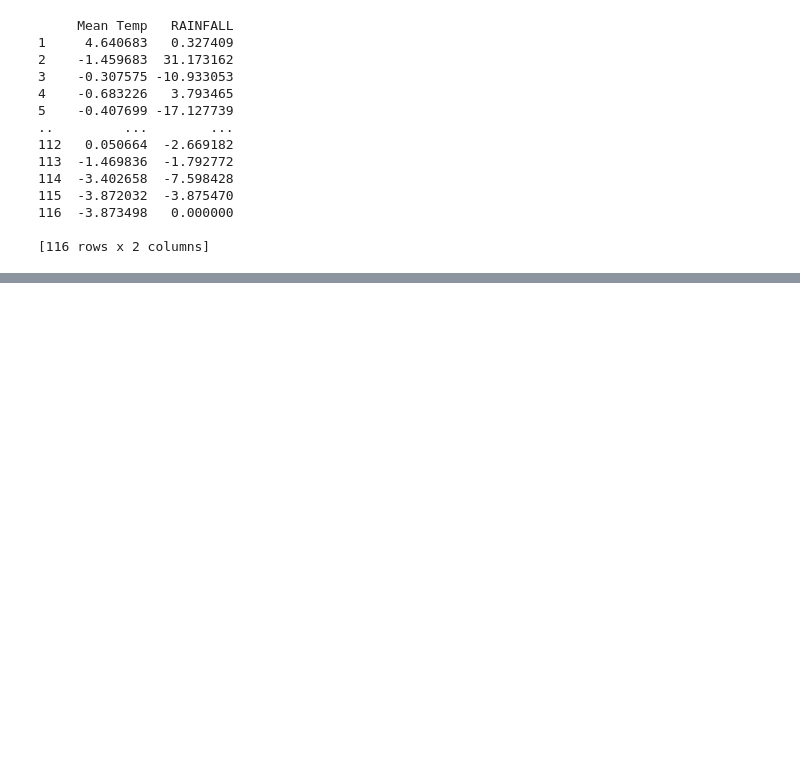
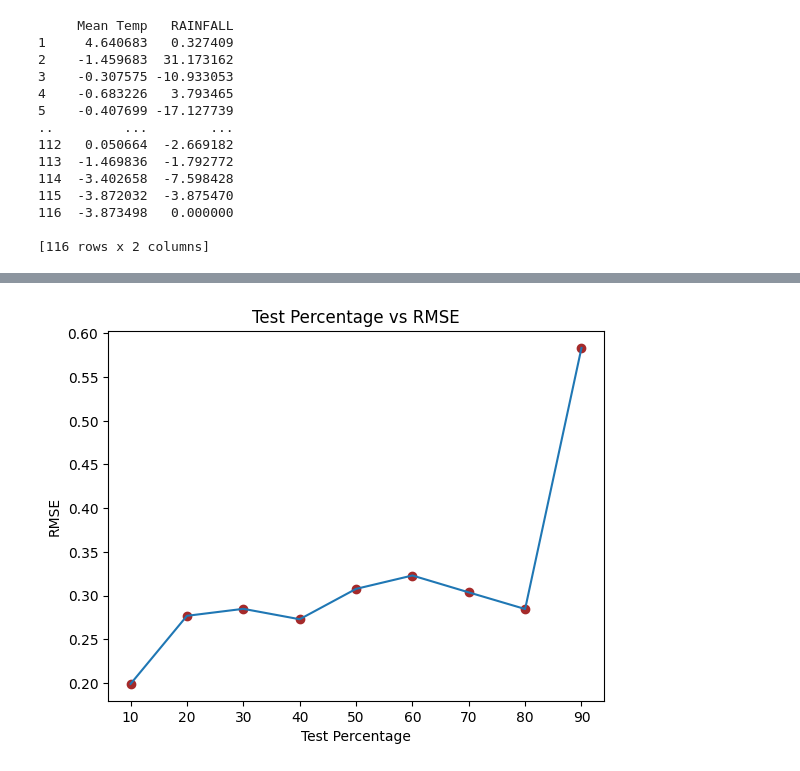
Before and after one commit to pranavkoka/Melting-Glaciers-Capstone, a Jupyter notebook: SARIMAX.ipynb, the cells around one changed output, grey strips where cells are left out. Saved outputs shown, nothing was run; the diff lists cells and outputs as text; code cells hidden in the pictures; blank space fills up the shorter version.

```diff
--- a/SARIMAX.ipynb
+++ b/SARIMAX.ipynb
@@ -218,17 +217,30 @@ print(model.summary())
 Warnings:
 [1] Covariance matrix calculated using the outer product of gradients (complex-step).
 # %%
+error1 = []
+error2 = []
+error3 = []
+test_split = []
+
 def run_SARIMAX(y, exog_diff, test_percent):
     num = int(test_percent*len(y)/100)
     train = y[:-num]
     test = y[-num:]
     train_exog = exog_diff[:-num]
     test_exog = exog_diff[-num:]
-    model = SARIMAX(train, exog=train_exog, order=(2,0,2), seasonal_order=(0,0,1,12))
+    model = SARIMAX(train, exog=train_exog, order=(2,0,2), seasonal_order=(0,0,1,12), index = y.index)
     model_fit = model.fit()
     model_pred = model_fit.predict(start = len(train), end = len(y)-1, exog=test_exog)
     rmse = np.sqrt(mse(test, model_pred))
+    test_split.append(test_percent)
+    error1.append(rmse)
+    r2_train = r2_score(train, model_fit.predict(start = 0, end = len(train)-1, exog = train_exog))
+    error2.append(r2_train)
+    r2_test = r2_score(test, model_pred)
+    error3.append(r2_test)
     print("RMSE = ", rmse)
+    print("R2 Train = ", r2_train)
+    print("R2 Test = ", r2_test)
 
     plt.plot(y.index, y, c = 'orange')
     plt.plot(y.index, model_fit.predict(start=0,end=len(y)-1,exog=test_exog), c = 'cyan')
@@ -239,6 +251,8 @@ def run_SARIMAX(y, exog_diff, test_percent):
     plt.title("Actual vs Prediction SARIMAX")
     plt.legend(["Actual", "Prediction"])
     plt.show()
+
+    return model_fit
 # %%
 for i in range(10,100,10):
     run_SARIMAX(target, exog_diff, i)
@@ -257,2 +286,11 @@ RMSE =  0.32290245286739006
 [figure]
 ... (6 outputs left out)
+# %%
+plt.plot(test_split,error1)
+plt.scatter(test_split,error1, c='brown')
+plt.xlabel("Test Percentage")
+plt.ylabel("RMSE")
+plt.title("Test Percentage vs RMSE")
+plt.show()
+# %% [output]
+[figure, added]
```
Also changed, not shown: parts of 8 cells of this notebook, 2 other files.
